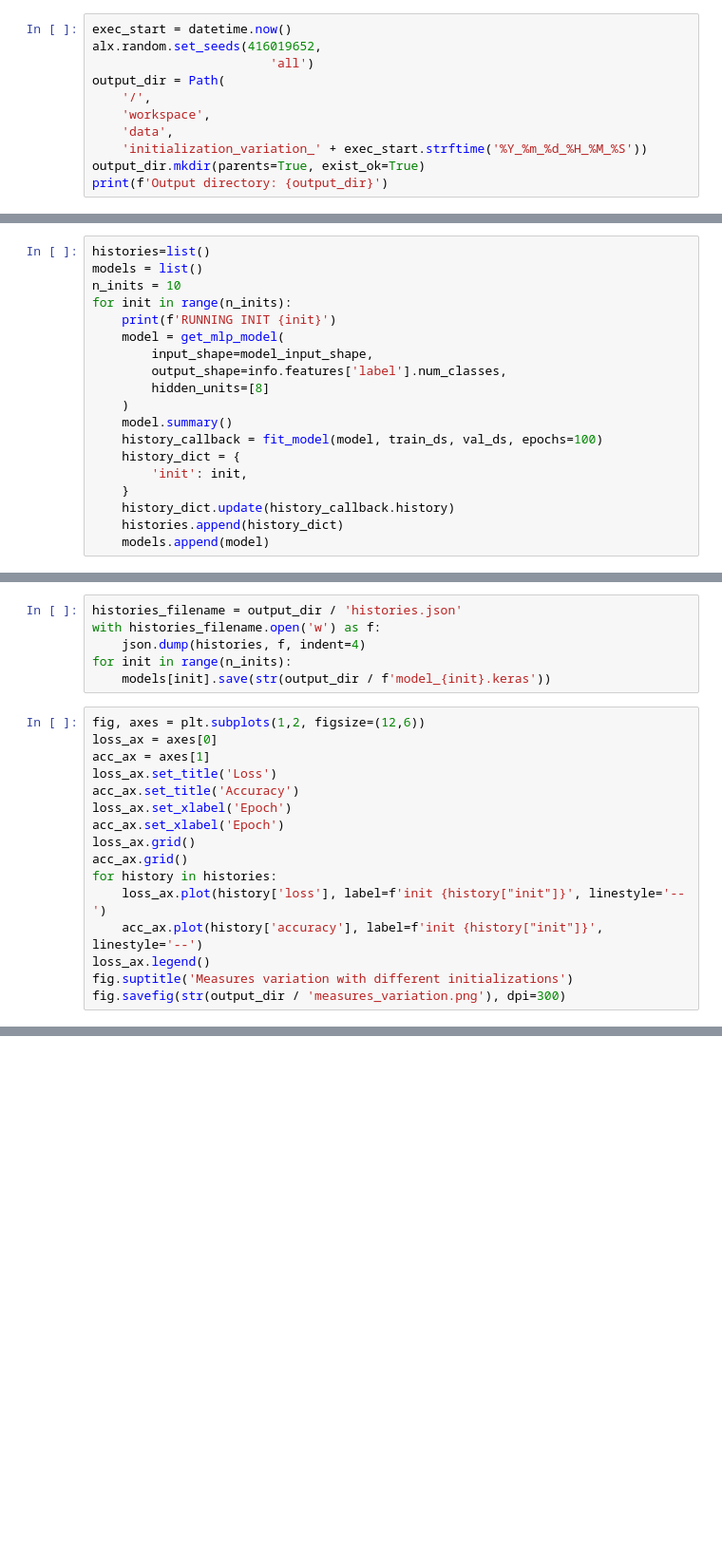
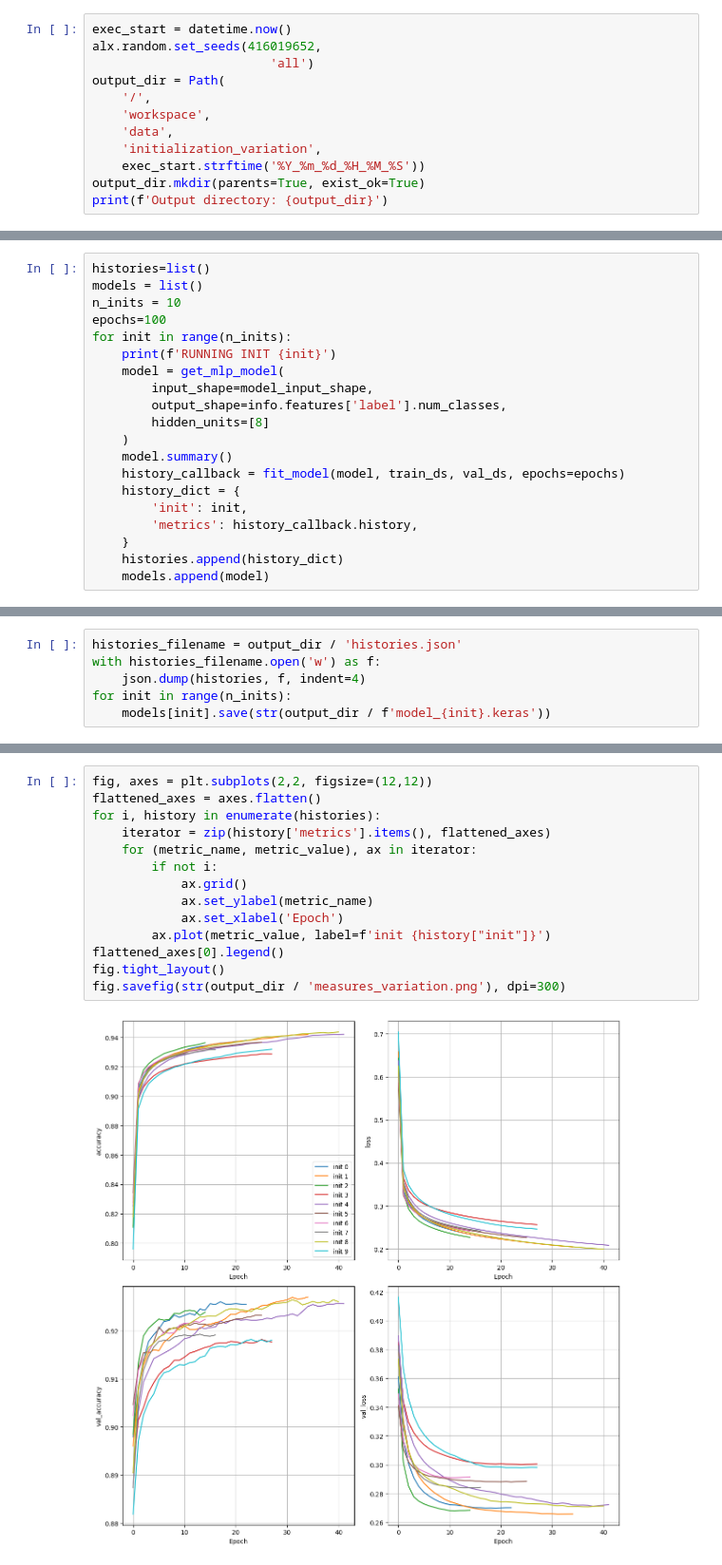
Before and after one commit to lucasbanunes/alexandria, a Jupyter notebook: examples/initialization_variation.ipynb, the cells around one changed output, grey strips where cells are left out. Shown: that part at 95% size. Saved outputs shown, nothing was run; the diff lists cells and outputs as text; blank space fills up the shorter version.

Commit message:
Updates to plot all metrics in examples/intialization_variation.ipynb

```diff
--- a/examples/initialization_variation.ipynb
+++ b/examples/initialization_variation.ipynb
@@ -16,7 +23,8 @@ output_dir = Path(
     '/',
     'workspace',
     'data',
-    'initialization_variation_' + exec_start.strftime('%Y_%m_%d_%H_%M_%S'))
+    'initialization_variation',
+    exec_start.strftime('%Y_%m_%d_%H_%M_%S'))
 output_dir.mkdir(parents=True, exist_ok=True)
 print(f'Output directory: {output_dir}')
 # %% [output]
@@ -95,6 +103,7 @@ tfds.core.DatasetInfo(
 histories=list()
 models = list()
 n_inits = 10
+epochs=100
 for init in range(n_inits):
     print(f'RUNNING INIT {init}')
     model = get_mlp_model(
@@ -103,11 +112,11 @@ for init in range(n_inits):
         hidden_units=[8]
     )
     model.summary()
-    history_callback = fit_model(model, train_ds, val_ds, epochs=100)
+    history_callback = fit_model(model, train_ds, val_ds, epochs=epochs)
     history_dict = {
         'init': init,
+        'metrics': history_callback.history,
     }
-    history_dict.update(history_callback.history)
     histories.append(history_dict)
     models.append(model)
 # %% [output]
@@ -162,19 +171,3 @@ with histories_filename.open('w') as f:
     json.dump(histories, f, indent=4)
 for init in range(n_inits):
     models[init].save(str(output_dir / f'model_{init}.keras'))
-# %%
-fig, axes = plt.subplots(1,2, figsize=(12,6))
-loss_ax = axes[0]
-acc_ax = axes[1]
-loss_ax.set_title('Loss')
-acc_ax.set_title('Accuracy')
-loss_ax.set_xlabel('Epoch')
-acc_ax.set_xlabel('Epoch')
-loss_ax.grid()
-acc_ax.grid()
-for history in histories:
-    loss_ax.plot(history['loss'], label=f'init {history["init"]}', linestyle='--')
-    acc_ax.plot(history['accuracy'], label=f'init {history["init"]}', linestyle='--')
-loss_ax.legend()
-fig.suptitle('Measures variation with different initializations')
-fig.savefig(str(output_dir / 'measures_variation.png'), dpi=300)
@@ -182,0 +174,16 @@ fig.savefig(str(output_dir / 'measures_variation.png'), dpi=300)
+# %%
+fig, axes = plt.subplots(2,2, figsize=(12,12))
+flattened_axes = axes.flatten()
+for i, history in enumerate(histories):
+    iterator = zip(history['metrics'].items(), flattened_axes)
+    for (metric_name, metric_value), ax in iterator:
+        if not i:
+            ax.grid()
+            ax.set_ylabel(metric_name)
+            ax.set_xlabel('Epoch')
+        ax.plot(metric_value, label=f'init {history["init"]}')
+flattened_axes[0].legend()
+fig.tight_layout()
+fig.savefig(str(output_dir / 'measures_variation.png'), dpi=300)
+# %% [output]
+[figure, added]
```
Also changed, not shown: parts of 5 cells of this notebook.
